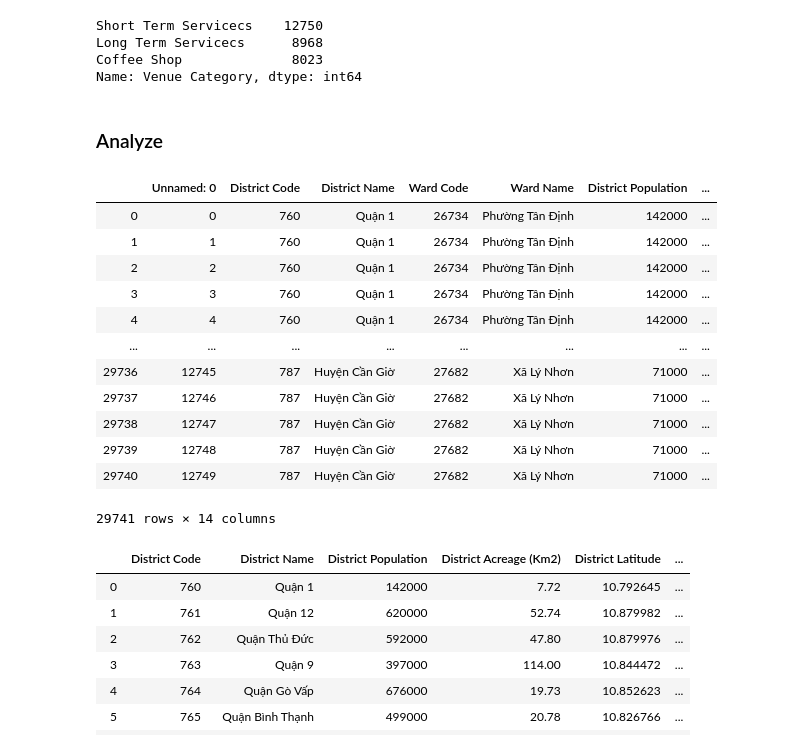
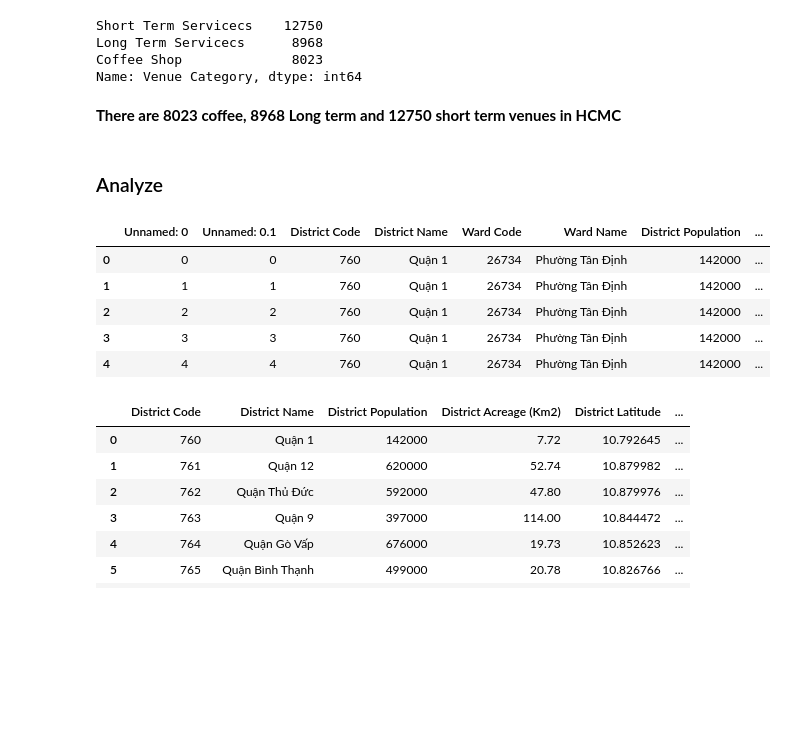
Before and after one commit to giahuy9751990/Coursera_Capstone, a Jupyter notebook: Coursera Week 1 Capstone.ipynb, the cells around one changed output. Saved outputs shown, nothing was run; the diff lists cells and outputs as text; code cells hidden in the pictures; blank space fills up the shorter version.

```diff
--- a/Coursera Week 1 Capstone.ipynb
+++ b/Coursera Week 1 Capstone.ipynb
@@ -495,6 +568,8 @@ Short Term Servicecs    12750
 Long Term Servicecs      8968
 Coffee Shop              8023
 Name: Venue Category, dtype: int64
+# %% [markdown]
+**There are 8023 coffee, 8968 Long term and 12750 short term venues in HCMC**
 # %%
 category_df = coffee_venus.copy()
 # %%
@@ -502,20 +577,16 @@ category_df = coffee_venus.copy()
 category_df.to_csv("df_hcm.csv")
 # %% [markdown]
 ### Analyze
+# %%
+# reading df_hcm.csv file
+category_df = pd.read_csv("df_hcm.csv")
 # %%
-category_df
+category_df.head()
 # %% [output]
-|  | Unnamed: 0 | District Code | District Name | Ward Code | Ward Name | District Population | ... |
-| 0 | 0 | 760 | Quận 1 | 26734 | Phường Tân Định | 142000 | ... |
-| 1 | 1 | 760 | Quận 1 | 26734 | Phường Tân Định | 142000 | ... |
-| 2 | 2 | 760 | Quận 1 | 26734 | Phường Tân Định | 142000 | ... |
-| 3 | 3 | 760 | Quận 1 | 26734 | Phường Tân Định | 142000 | ... |
-| 4 | 4 | 760 | Quận 1 | 26734 | Phường Tân Định | 142000 | ... |
-| ... | ... | ... | ... | ... | ... | ... | ... |
-| 29736 | 12745 | 787 | Huyện Cần Giờ | 27682 | Xã Lý Nhơn | 71000 | ... |
-| 29737 | 12746 | 787 | Huyện Cần Giờ | 27682 | Xã Lý Nhơn | 71000 | ... |
-| 29738 | 12747 | 787 | Huyện Cần Giờ | 27682 | Xã Lý Nhơn | 71000 | ... |
-| 29739 | 12748 | 787 | Huyện Cần Giờ | 27682 | Xã Lý Nhơn | 71000 | ... |
-| 29740 | 12749 | 787 | Huyện Cần Giờ | 27682 | Xã Lý Nhơn | 71000 | ... |
+|  | Unnamed: 0 | Unnamed: 0.1 | District Code | District Name | Ward Code | Ward Name | District Population | ... |
+| 0 | 0 | 0 | 760 | Quận 1 | 26734 | Phường Tân Định | 142000 | ... |
+| 1 | 1 | 1 | 760 | Quận 1 | 26734 | Phường Tân Định | 142000 | ... |
+| 2 | 2 | 2 | 760 | Quận 1 | 26734 | Phường Tân Định | 142000 | ... |
+| 3 | 3 | 3 | 760 | Quận 1 | 26734 | Phường Tân Định | 142000 | ... |
+| 4 | 4 | 4 | 760 | Quận 1 | 26734 | Phường Tân Định | 142000 | ... |
-29741 rows × 14 columns
 # %%
```
Also changed, not shown: parts of 39 cells of this notebook, 2 other files.
